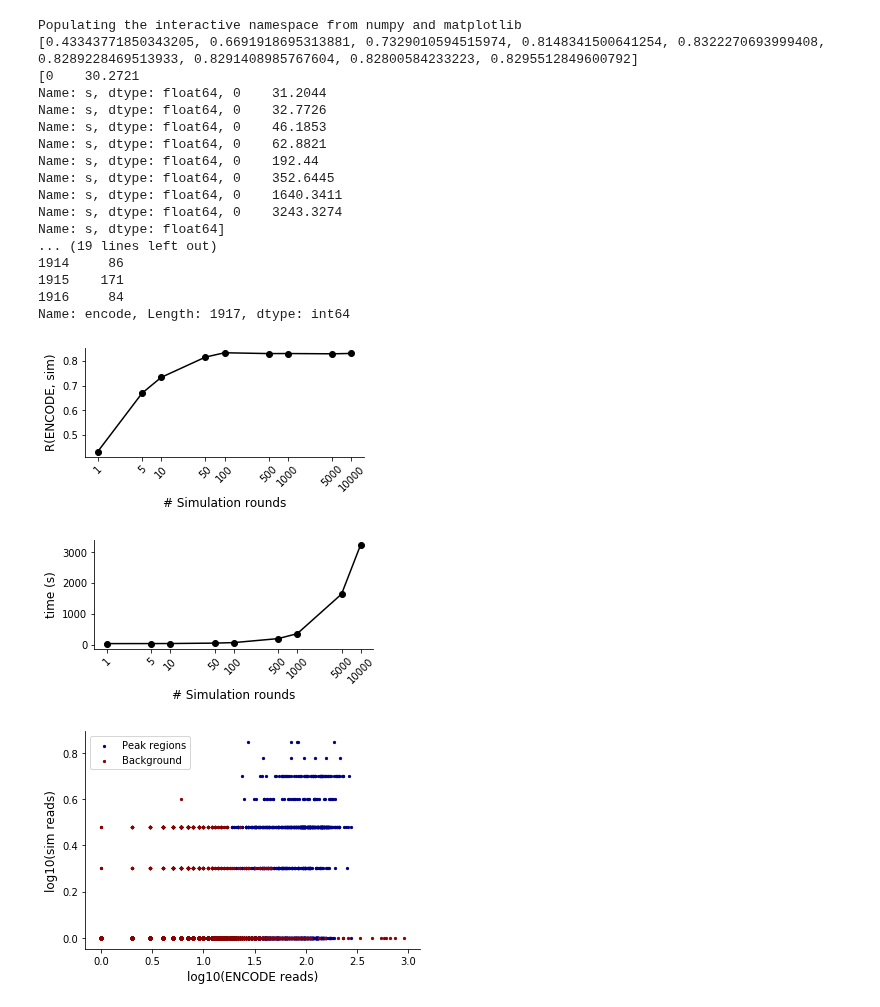
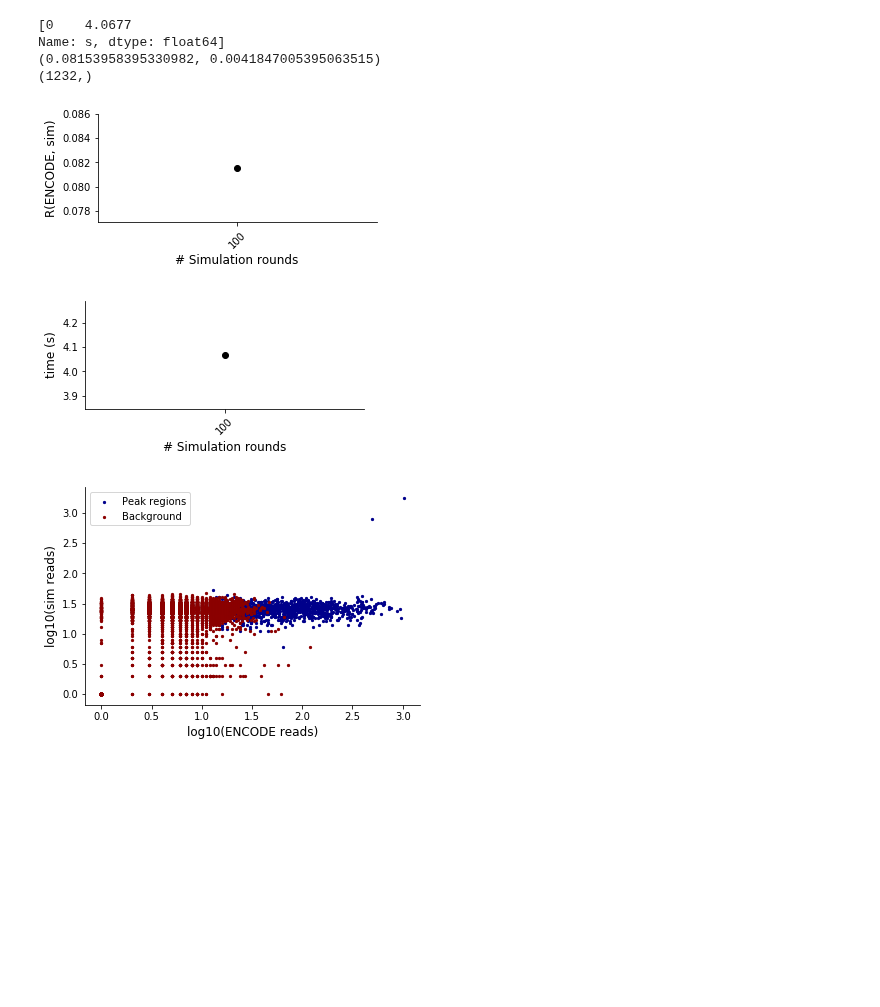
Before and after one commit to gymreklab/chips, a Jupyter notebook: paper-analyses/workflows/fig1-eval/ChIPs-Figure1-Eval.ipynb, the cells around one changed output. Drawn from its saved outputs; the diff is of its cells as text; code cells hidden in the pictures; blank space fills up the shorter version.

Commit message:
updating workflow to include ischip

```diff
--- a/paper-analyses/workflows/fig1-eval/ChIPs-Figure1-Eval.ipynb
+++ b/paper-analyses/workflows/fig1-eval/ChIPs-Figure1-Eval.ipynb
@@ -1,6 +5,4 @@
 # %%
-%pylab inline
-
 import matplotlib
 matplotlib.rcParams['pdf.fonttype'] = 42
 matplotlib.rcParams['ps.fonttype'] = 42
@@ -8,9 +10,34 @@ matplotlib.rcParams['ps.fonttype'] = 42
 import pandas as pd
 import scipy.stats
 
+scatternum = 100
+#ymax = 2
+#xmax = 2.5
 NUMCOPIES = np.array([1, 5, 10, 50, 100, 500, 1000, 5000, 10000])
-OUTPREFIX = "GM12878_CTCF_ENCFF406XWF_ENCFF833FTF"
-WINDOWSIZE = 1
+modifier = ""
+
+OUTPREFIX = "GM12878_H3K27ac_ENCFF097SQI_ENCFF465WTH"
+WINDOWSIZE = 5
+NUMCOPIES = [100]
+modifier="+ischip"
+scatternum = 100
+
+#OUTPREFIX = "GM12878_H3K4me1_ENCFF252ZII_ENCFF966LMJ"
+#WINDOWSIZE = 5
+
+#OUTPREFIX = "K562_H3K4me3_ENCFF681JQI_ENCFF127XXD"
+#WINDOWSIZE = 5
+
+#OUTPREFIX = "GM12878_IKZF1_ENCFF216YZE_ENCFF795PEX"
+#WINDOWSIZE = 1
+#ymax = 3
+#xmax = 3.5
+#modifier = "_paired"
+
+#OUTPREFIX = "K562_NFYA_ENCFF000YUR_ENCFF003WYE"
+#WINDOWSIZE = 1
+#NUMCOPIES = [100,1000,5000,10000]
+#modifier = "+chipulate"
 
 peak = pd.read_csv("windows/%s-%skb.peak.encode.counts"%(OUTPREFIX, WINDOWSIZE),
                          sep="\t",
@@ -23,15 +50,13 @@ corrs = []
 times = []
 # Get numcopies vs. r2, numcopies vs. time - TODO
 for nc in NUMCOPIES:
-    dfp = pd.read_csv("windows/%s-%skb.peak.numcopies%s.counts"%(OUTPREFIX, WINDOWSIZE, nc), sep="\t", names=["chrom","start","end",nc])
-    dfnp = pd.read_csv("windows/%s-%skb.nopeak.numcopies%s.counts"%(OUTPREFIX, WINDOWSIZE, nc), sep="\t", names=["chrom","start","end",nc])
+    dfp = pd.read_csv("windows/%s-%skb.peak.numcopies%s.counts"%(OUTPREFIX+modifier, WINDOWSIZE, nc), sep="\t", names=["chrom","start","end",nc])
+    dfnp = pd.read_csv("windows/%s-%skb.nopeak.numcopies%s.counts"%(OUTPREFIX+modifier, WINDOWSIZE, nc), sep="\t", names=["chrom","start","end",nc])
     peak[nc] = dfp[nc]
     nopeak[nc] = dfnp[nc]
     corrs.append(scipy.stats.pearsonr(np.log10(peak["encode"]+1), np.log10(peak[nc]+1))[0])
-    metrics = pd.read_csv("metrics/%s-numcopies%s.sim_metrics"%(OUTPREFIX, nc), sep="\t")
+    metrics = pd.read_csv("metrics/%s-numcopies%s.sim_metrics"%(OUTPREFIX+modifier, nc), sep="\t")
     times.append(metrics["s"])
-
-print(corrs)
 
 # Numcopies vs. pearson R
 fig = plt.figure()
@@ -46,55 +71,48 @@ ax.spines['right'].set_visible(False)
 ax.spines['top'].set_visible(False)
 ax.yaxis.set_ticks_position('left')
 ax.xaxis.set_ticks_position('bottom')
-
-print(times)
+fig.savefig(OUTPREFIX+modifier+"-numcopies.pdf")
 
 # Numcopies vs. time
 fig = plt.figure()
 fig.set_size_inches((5, 2))
 ax = fig.add_subplot(111)
+print(list(times))
 ax.plot(np.log10(NUMCOPIES), times, color="black", marker="o")
 ax.set_xticks(np.log10(NUMCOPIES))
 ax.set_xticklabels(NUMCOPIES, rotation=45)
 ax.set_xlabel("# Simulation rounds", size=12)
 ax.set_ylabel("time (s)", size=12)
 ax.spines['right'].set_visible(False)
 ax.spines['top'].set_visible(False)
 ax.yaxis.set_ticks_position('left')
 ax.xaxis.set_ticks_position('bottom')
+fig.savefig(OUTPREFIX+modifier+"-time.pdf")
 
-print(peak[1], peak["encode"])
 
 # Get scatter plot of counts
 fig = plt.figure()
 ax = fig.add_subplot(111)
-ax.scatter(np.log10(peak["encode"]+1), np.log10(peak[1]+1), color="darkblue", s=5, label="Peak regions")
-ax.scatter(np.log10(nopeak["encode"]+1), np.log10(nopeak[1]+1), color="darkred", s=5, label="Background")
+ax.scatter(np.log10(peak["encode"]+1), np.log10(peak[scatternum]+1), color="darkblue", s=5, label="Peak regions")
+ax.scatter(np.log10(nopeak["encode"]+1), np.log10(nopeak[scatternum]+1), color="darkred", s=5, label="Background")
+print(scipy.stats.pearsonr(np.log10(peak["encode"]+1), np.log10(peak[scatternum]+1)))
+print(peak[scatternum].shape)
+#ax.set_xlim(left=-0.1, right=xmax)
+#ax.set_ylim(bottom=-0.1, top=ymax)
+
 ax.spines['right'].set_visible(False)
 ax.spines['top'].set_visible(False)
 ax.yaxis.set_ticks_position('left')
 ax.xaxis.set_ticks_position('bottom')
 ax.set_xlabel("log10(ENCODE reads)", size=12)
 ax.set_ylabel("log10(sim reads)", size=12);
 ax.legend(loc="upper left");
+fig.savefig(OUTPREFIX+modifier+"-scatter.pdf")
 # %% [output]
-Populating the interactive namespace from numpy and matplotlib
-[0.43343771850343205, 0.6691918695313881, 0.7329010594515974, 0.8148341500641254, 0.8322270693999408, 0.8289228469513933, 0.8291408985767604, 0.82800584233223, 0.8295512849600792]
-[0    30.2721
-Name: s, dtype: float64, 0    31.2044
-Name: s, dtype: float64, 0    32.7726
-Name: s, dtype: float64, 0    46.1853
-Name: s, dtype: float64, 0    62.8821
-Name: s, dtype: float64, 0    192.44
-Name: s, dtype: float64, 0    352.6445
-Name: s, dtype: float64, 0    1640.3411
-Name: s, dtype: float64, 0    3243.3274
+[0    4.0677
 Name: s, dtype: float64]
-... (19 lines left out)
-1914     86
-1915    171
-1916     84
-Name: encode, Length: 1917, dtype: int64
+(0.08153958395330982, 0.0041847005395063515)
+(1232,)
-[figure, old version]
+[figure, new version]
-[figure, old version]
+[figure, new version]
-[figure, old version]
+[figure, new version]
```
Also changed, not shown: parts of 1 cell of this notebook, 8 other files.
